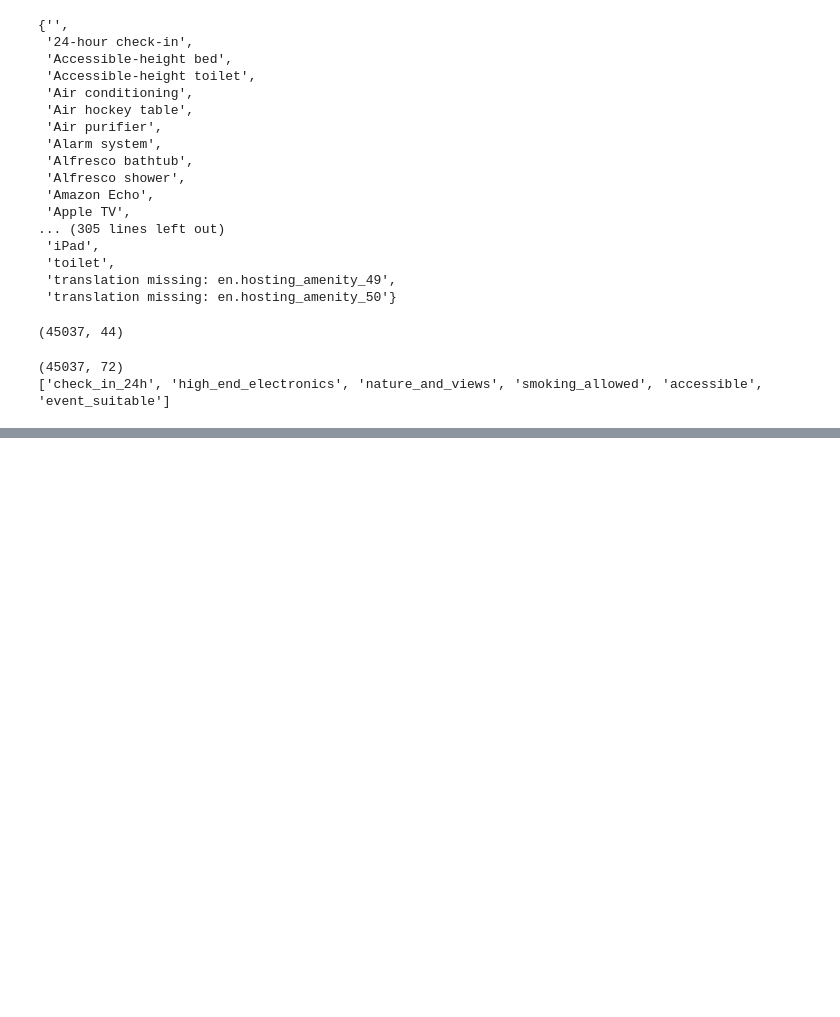
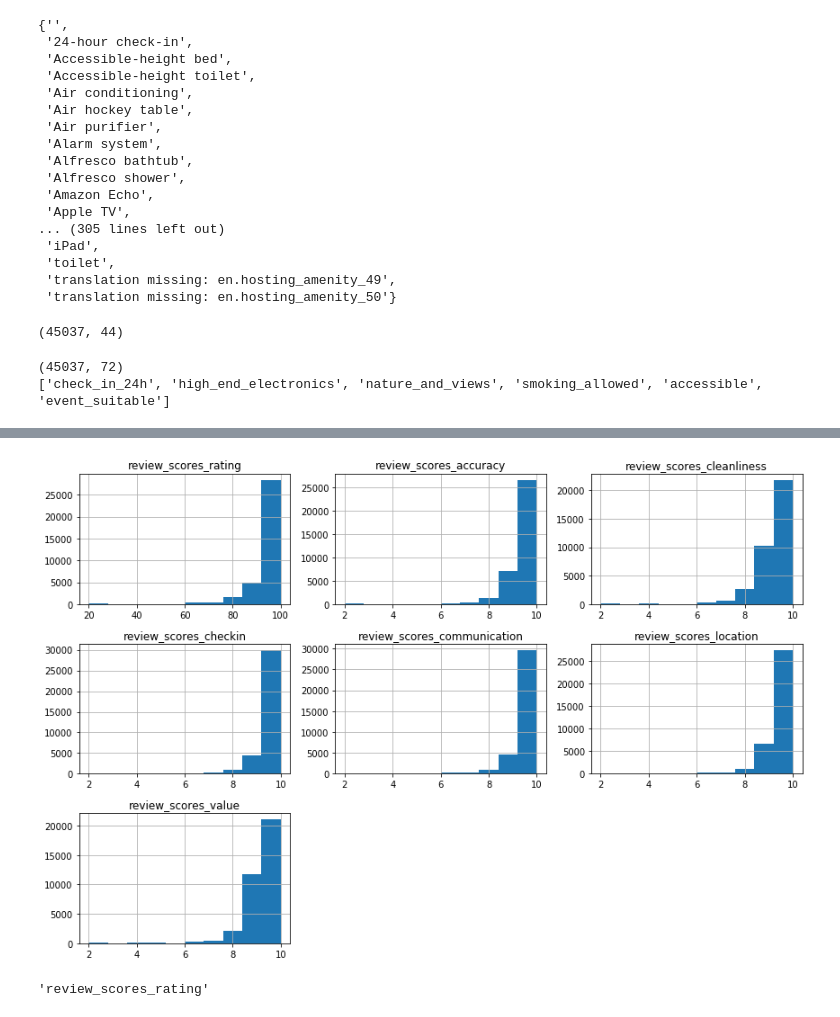
Before and after one commit to kianamills26/super-duper, a Jupyter notebook: FINAL_PROJ.ipynb, the cells around one changed output, grey strips where cells are left out. Drawn from its saved outputs; the diff is of its cells as text; code cells hidden in the pictures; blank space fills up the shorter version.

```diff
--- a/FINAL_PROJ.ipynb
+++ b/FINAL_PROJ.ipynb
@@ -321,0 +441,19 @@ df
+# %%
+# Dropping last_review - first_review will be kept for EDA and dropped later
+df.drop('last_review', axis=1, inplace=True)
+# %%
+# Checking the distributions of the review ratings columns
+variables_to_plot = list(df.columns[df.columns.str.startswith("review_scores") == True])
+fig = plt.figure(figsize=(12,8))
+for i, var_name in enumerate(variables_to_plot):
+    ax = fig.add_subplot(3,3,i+1)
+    df[var_name].hist(bins=10,ax=ax)
+    ax.set_title(var_name)
+fig.tight_layout()
+plt.show()
+# %% [output]
+[figure, added]
+# %%
+variables_to_plot.pop(0)
+# %% [output]
+'review_scores_rating'
```
Also changed, not shown: parts of 19 cells of this notebook.
